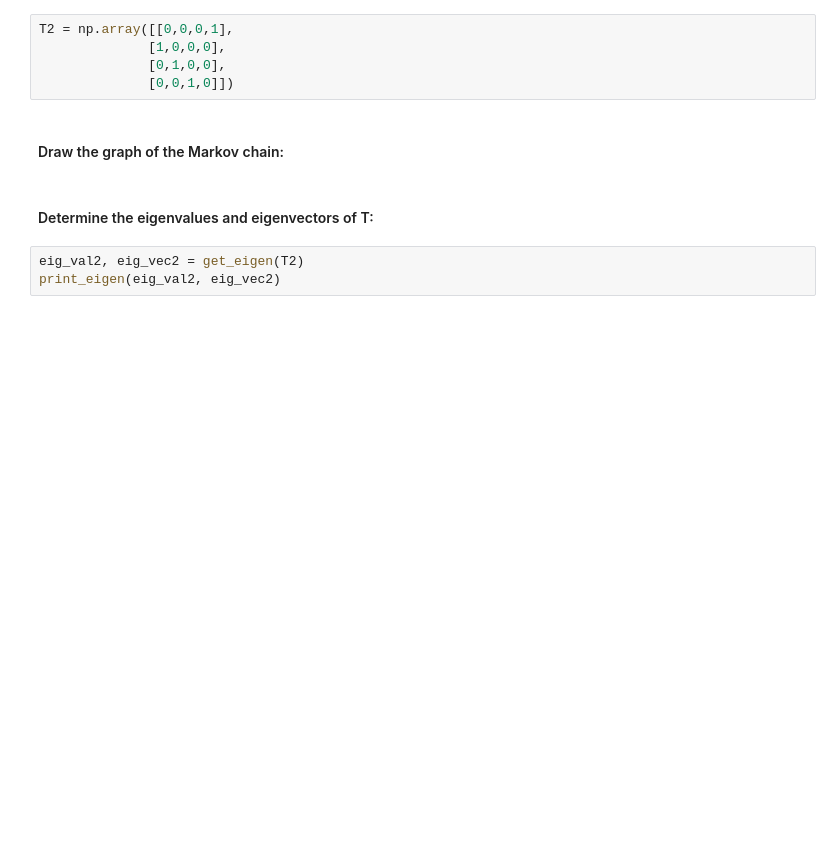
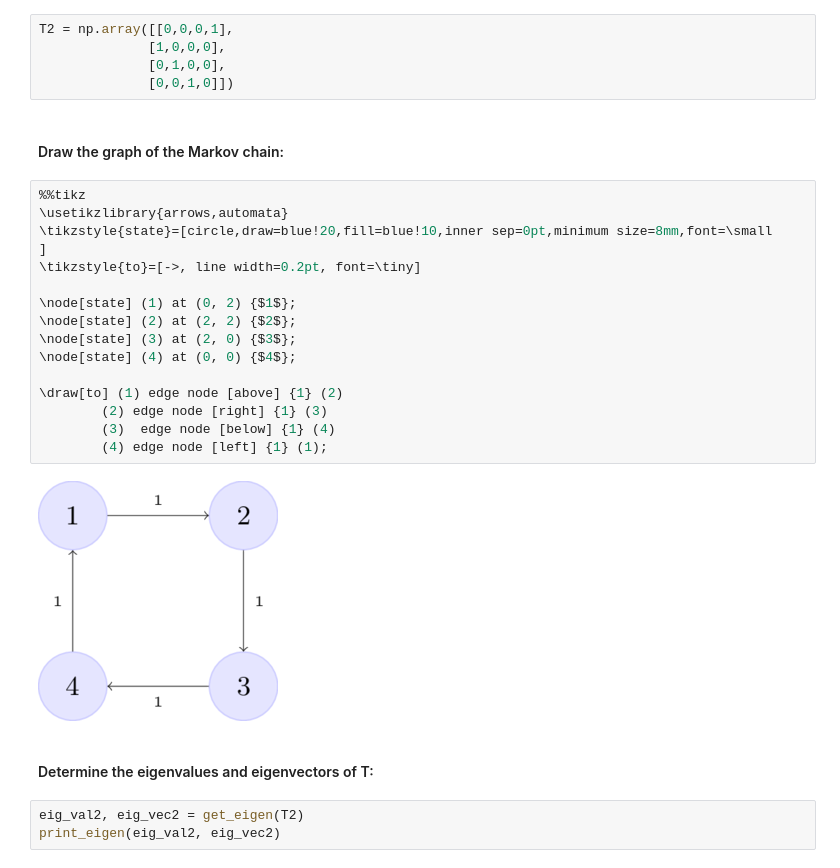
Before and after one commit to evabertalan/comp_physics, a Jupyter notebook: 7/7_Stochastic_matrices.ipynb, the cells around one changed output. Drawn from its saved outputs; the diff is of its cells as text; blank space fills up the shorter version.

Commit message:
create tikz markov chain graphs

```diff
--- a/7/7_Stochastic_matrices.ipynb
+++ b/7/7_Stochastic_matrices.ipynb
@@ -99,6 +101,24 @@ T2 = np.array([[0,0,0,1],
               [0,0,1,0]])
 # %% [markdown]
 #### Draw the graph of the Markov chain:
+# %%
+%%tikz
+\usetikzlibrary{arrows,automata}
+\tikzstyle{state}=[circle,draw=blue!20,fill=blue!10,inner sep=0pt,minimum size=8mm,font=\small
+]
+\tikzstyle{to}=[->, line width=0.2pt, font=\tiny]
+
+\node[state] (1) at (0, 2) {$1$};
+\node[state] (2) at (2, 2) {$2$};
+\node[state] (3) at (2, 0) {$3$};
+\node[state] (4) at (0, 0) {$4$};
+
+\draw[to] (1) edge node [above] {1} (2)
+        (2) edge node [right] {1} (3)
+        (3)  edge node [below] {1} (4)
+        (4) edge node [left] {1} (1);
+# %% [output]
+[figure, added]
 # %% [markdown]
 #### Determine the eigenvalues and eigenvectors of T:
 # %%
```
Also changed, not shown: parts of 3 cells of this notebook.
